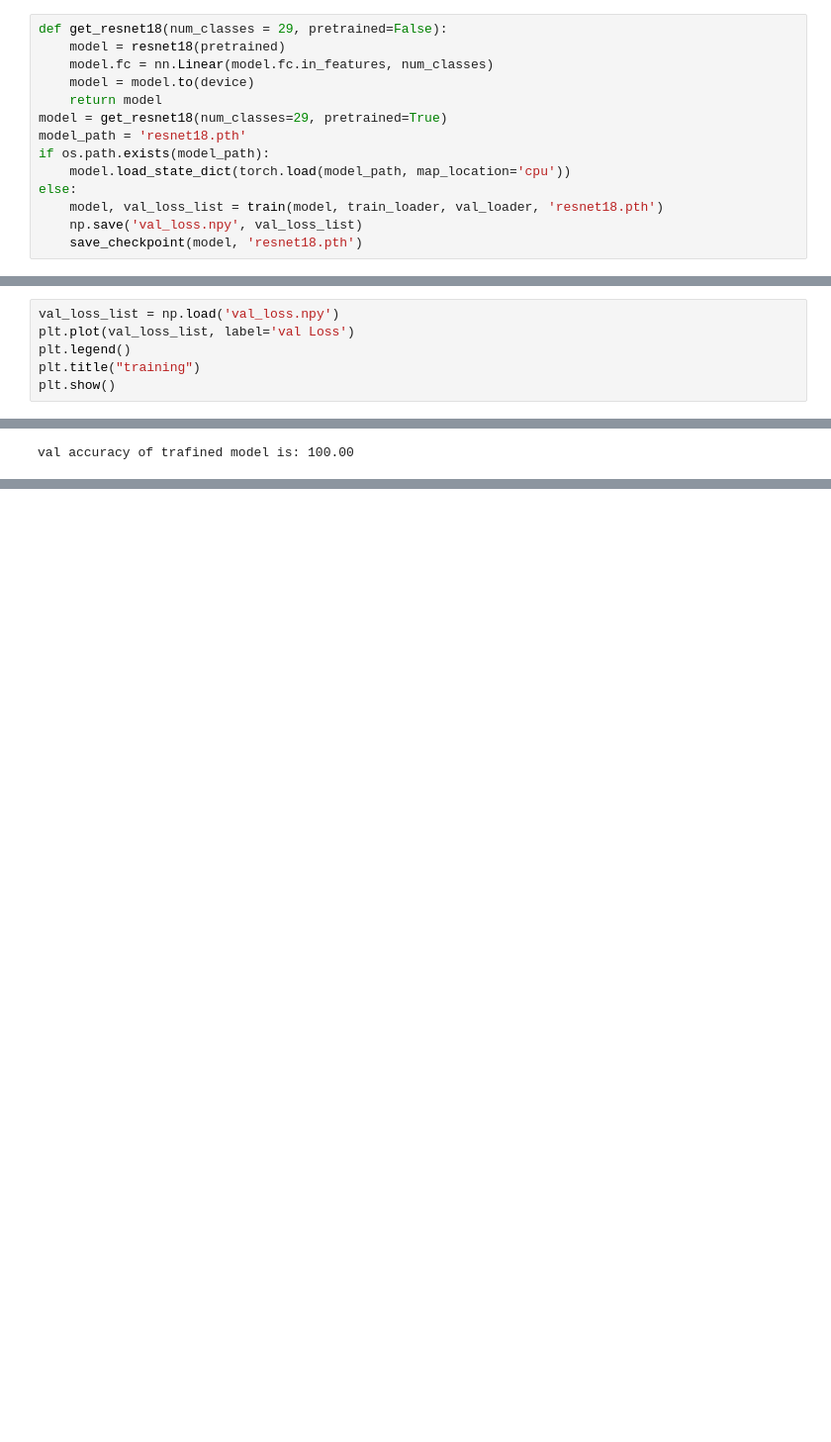
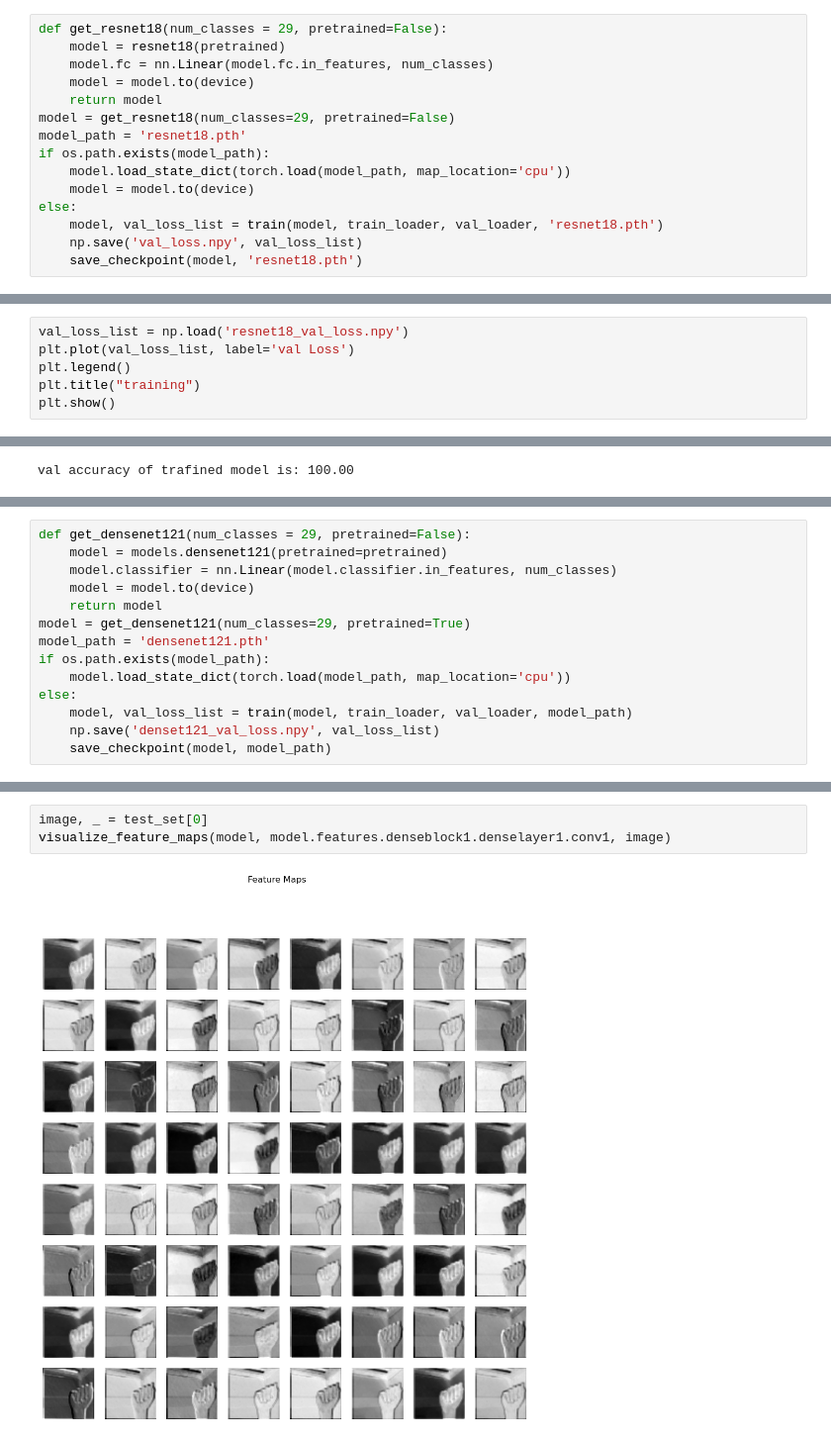
Before and after one commit to bingabid/American-Sign-Language, a Jupyter notebook: train.ipynb, the cells around one changed output, grey strips where cells are left out. Shown at 99% size. Saved outputs shown, nothing was run; the diff lists cells and outputs as text; blank space fills up the shorter version.

```diff
--- a/train.ipynb
+++ b/train.ipynb
@@ -204,10 +207,11 @@ def get_resnet18(num_classes = 29, pretrained=False):
     model.fc = nn.Linear(model.fc.in_features, num_classes)
     model = model.to(device)
     return model
-model = get_resnet18(num_classes=29, pretrained=True)
+model = get_resnet18(num_classes=29, pretrained=False)
 model_path = 'resnet18.pth'
 if os.path.exists(model_path):
     model.load_state_dict(torch.load(model_path, map_location='cpu'))
+    model = model.to(device)
 else:
     model, val_loss_list = train(model, train_loader, val_loader, 'resnet18.pth')
     np.save('val_loss.npy', val_loss_list)
@@ -229,7 +219,7 @@ val loss : 0.0414
 # %% [markdown]
 #### Visualize loss curve
 # %%
-val_loss_list = np.load('val_loss.npy')
+val_loss_list = np.load('resnet18_val_loss.npy')
 plt.plot(val_loss_list, label='val Loss')
 plt.legend()
 plt.title("training")
@@ -271,0 +264,14 @@ val accuracy of trafined model is: 100.00
+# %%
+def get_densenet121(num_classes = 29, pretrained=False):
+    model = models.densenet121(pretrained=pretrained)
+    model.classifier = nn.Linear(model.classifier.in_features, num_classes)
+    model = model.to(device)
+    return model
+model = get_densenet121(num_classes=29, pretrained=True)
+model_path = 'densenet121.pth'
+if os.path.exists(model_path):
+    model.load_state_dict(torch.load(model_path, map_location='cpu'))
+else:
+    model, val_loss_list = train(model, train_loader, val_loader, model_path)
+    np.save('denset121_val_loss.npy', val_loss_list)
+    save_checkpoint(model, model_path)
@@ -271,0 +322,5 @@ val accuracy of trafined model is: 100.00
+# %%
+image, _ = test_set[0]
+visualize_feature_maps(model, model.features.denseblock1.denselayer1.conv1, image)
+# %% [output]
+[figure, added]
```
Also changed, not shown: parts of 8 cells of this notebook, 4 other files.
